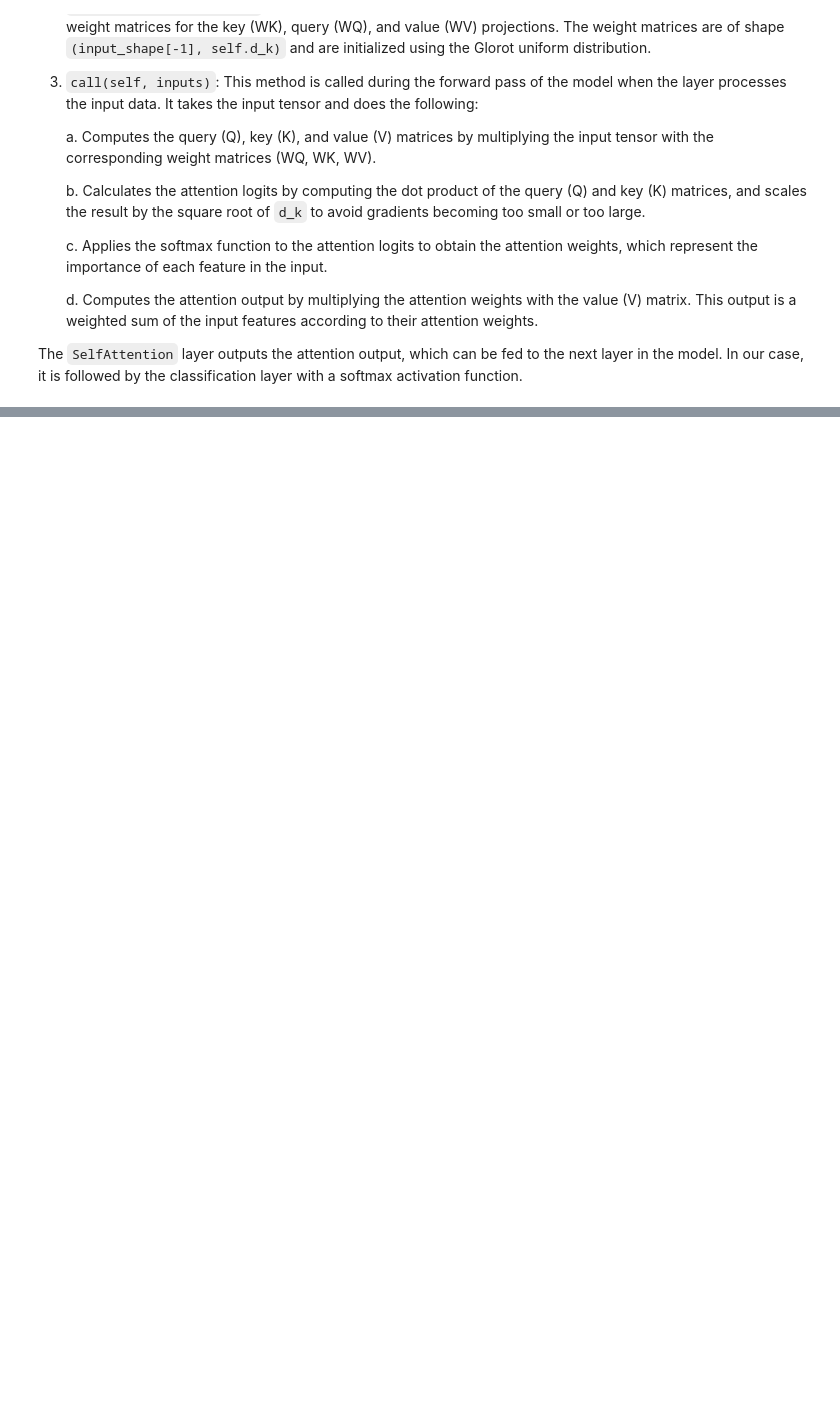
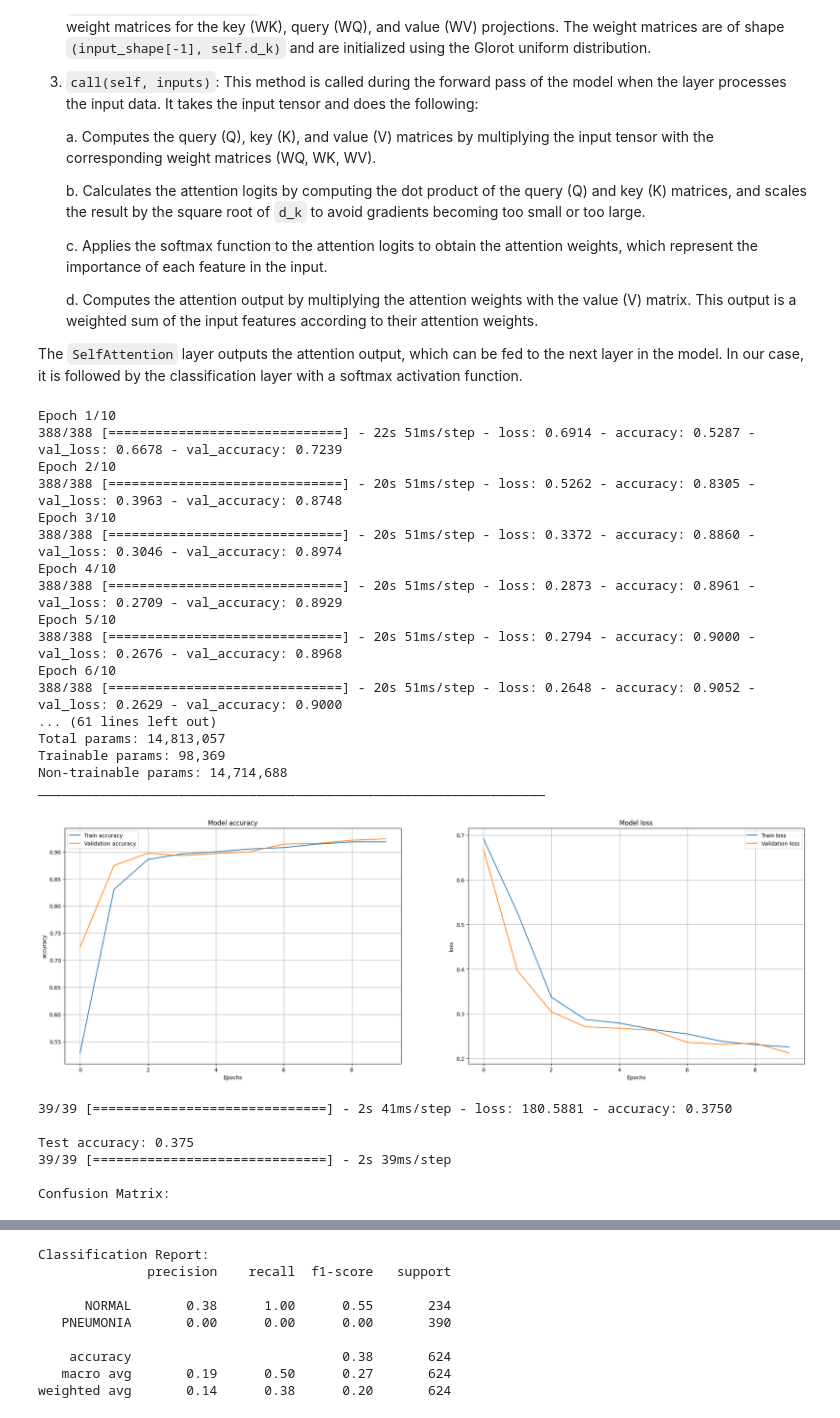
Before and after one commit to SikYinSun/COVID-19-Detection, a Jupyter notebook: COVID19_detection.ipynb, the cells around one changed output, grey strips where cells are left out. Cells and saved outputs as stored; diff of their text form; code cells hidden in the pictures; blank space fills up the shorter version.

```diff
--- a/COVID19_detection.ipynb
+++ b/COVID19_detection.ipynb
@@ -422,3 +470,37 @@ class SelfAttention(tf.keras.layers.Layer):
         attention_weights = tf.nn.softmax(attention_logits, axis=-1)
         attention_output = tf.linalg.matmul(attention_weights, V)
         return attention_output
+# %%
+global_avg_pool = layers.GlobalAveragePooling2D()(base_model.output)
+attention_output = SelfAttention(d_k=64)(global_avg_pool)
+predictions = layers.Dense(1, activation='sigmoid')(attention_output)
+model_selfAtt = Model(inputs=base_model.input, outputs=predictions)
+
+model_selfAtt.compile(optimizer=Adam(learning_rate=0.0001), loss='binary_crossentropy', metrics=['accuracy'])
+# %%
+evaluate_model(model=model_selfAtt, train_dataset=train_data, val_dataset=val_data, test_dataset=test_data, epochs=10, class_names=class_label)
+# %% [output]
+Epoch 1/10
+388/388 [==============================] - 22s 51ms/step - loss: 0.6914 - accuracy: 0.5287 - val_loss: 0.6678 - val_accuracy: 0.7239
+Epoch 2/10
+388/388 [==============================] - 20s 51ms/step - loss: 0.5262 - accuracy: 0.8305 - val_loss: 0.3963 - val_accuracy: 0.8748
+Epoch 3/10
+388/388 [==============================] - 20s 51ms/step - loss: 0.3372 - accuracy: 0.8860 - val_loss: 0.3046 - val_accuracy: 0.8974
+Epoch 4/10
+388/388 [==============================] - 20s 51ms/step - loss: 0.2873 - accuracy: 0.8961 - val_loss: 0.2709 - val_accuracy: 0.8929
+Epoch 5/10
+388/388 [==============================] - 20s 51ms/step - loss: 0.2794 - accuracy: 0.9000 - val_loss: 0.2676 - val_accuracy: 0.8968
+Epoch 6/10
+388/388 [==============================] - 20s 51ms/step - loss: 0.2648 - accuracy: 0.9052 - val_loss: 0.2629 - val_accuracy: 0.9000
+... (61 lines left out)
+Total params: 14,813,057
+Trainable params: 98,369
+Non-trainable params: 14,714,688
+_________________________________________________________________
+[figure, added]
+39/39 [==============================] - 2s 41ms/step - loss: 180.5881 - accuracy: 0.3750
+
+Test accuracy: 0.375
+39/39 [==============================] - 2s 39ms/step
+
+Confusion Matrix:
@@ -424,0 +508,9 @@ class SelfAttention(tf.keras.layers.Layer):
+Classification Report:
+              precision    recall  f1-score   support
+
+      NORMAL       0.38      1.00      0.55       234
+   PNEUMONIA       0.00      0.00      0.00       390
+
+    accuracy                           0.38       624
+   macro avg       0.19      0.50      0.27       624
+weighted avg       0.14      0.38      0.20       624
```
Also changed, not shown: parts of 47 cells of this notebook.
